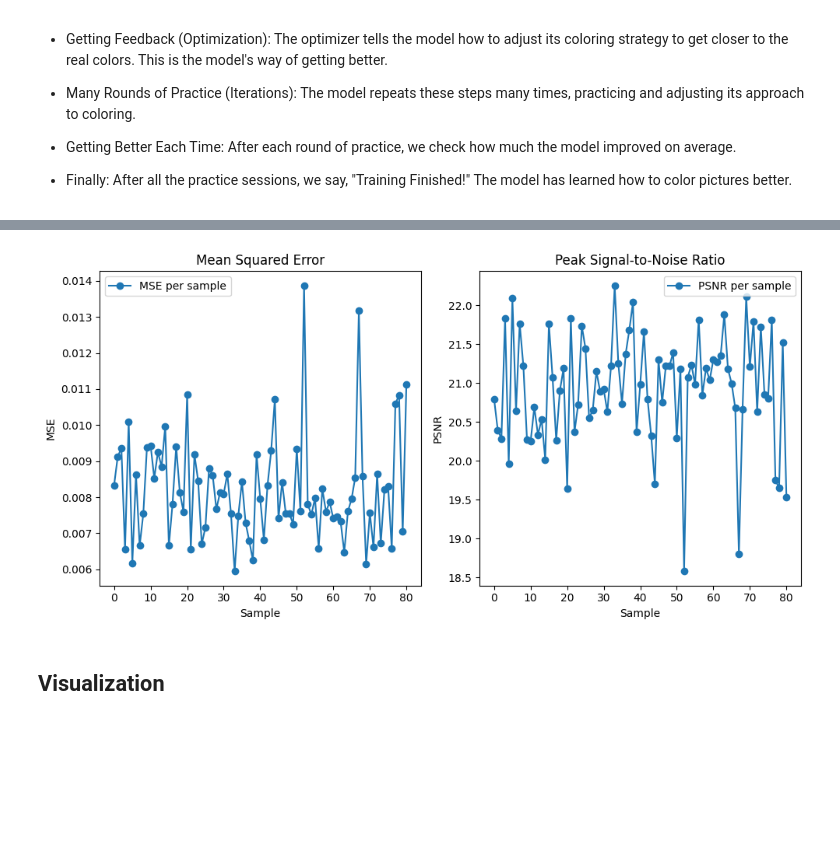
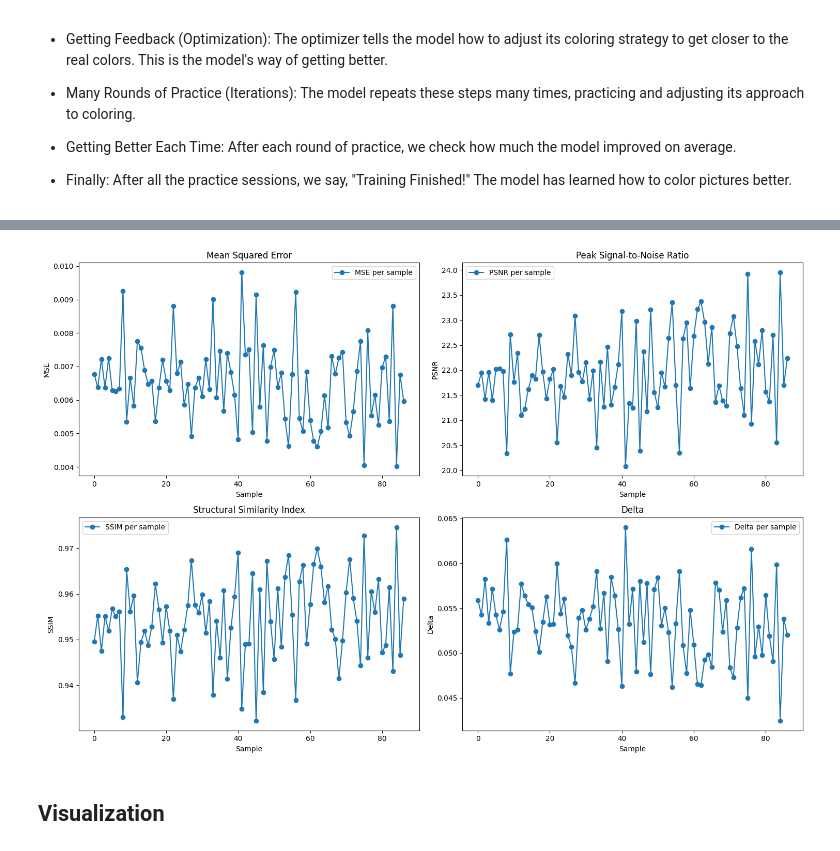
Before and after one commit to suraj-k-s/ImageColorizationUsingAutoencoders, a Jupyter notebook: main.ipynb, the cells around one changed output, grey strips where cells are left out. Saved outputs shown, nothing was run; the diff lists cells and outputs as text; code cells hidden in the pictures; blank space fills up the shorter version.

Commit message:
changed the architecture of autoencoder. Also added SSIM and PSNR

```diff
--- a/main.ipynb
+++ b/main.ipynb
@@ -109,7 +116,7 @@ Initializing Training Constants
 # %%
 # Training Variables
 
-EPOCHS = 10
+EPOCHS = 30
 LEARNING_RATE = 0.001
 MOMENTUM = 0.9
 DEVICE = 'cuda' if torch.cuda.is_available() else 'cpu'
@@ -222,2 +269,20 @@ After all the practice sessions, we say, "Training Finished!" The model has lear
+# %%
+def calculate_ssim(img1, img2, k1=0.01, k2=0.03, L=1):
+    c1 = (k1 * L) ** 2
+    c2 = (k2 * L) ** 2
+
+    mu1 = np.mean(img1)
+    mu2 = np.mean(img2)
+
+    sigma1_sq = np.var(img1)
+    sigma2_sq = np.var(img2)
+    sigma12 = np.cov(img1.flatten(), img2.flatten())[0, 1]
+
+    numerator = (2 * mu1 * mu2 + c1) * (2 * sigma12 + c2)
+    denominator = (mu1 ** 2 + mu2 ** 2 + c1) * (sigma1_sq + sigma2_sq + c2)
+
+    ssim = numerator / denominator
+
+    return ssim
 # %%
 train_loss_values = []
@@ -335,14 +419,16 @@ plt.show()
 # %%
-import torch
-import matplotlib.pyplot as plt
-from skimage.metrics import peak_signal_noise_ratio as psnr
-
 # Set the model to evaluation mode
 model.eval()
 
 # Initialize variables to accumulate metrics
 mse_values = []
 psnr_values = []
+ssim_values = []
+delta_values = []
+
+# Define Delta function
+def delta(image1, image2):
+    return torch.mean(torch.abs(image1 - image2))
 
 # Evaluate on the test set
 with torch.no_grad():
@@ -353,37 +439,61 @@ with torch.no_grad():
         # Make model predictions
         predictions = model(gray_img)
 
         # Calculate Mean Squared Error
         mse = torch.nn.functional.mse_loss(color_img, predictions)
         mse_values.append(mse.item())
 
         # Calculate Peak Signal-to-Noise Ratio
         psnr_value = psnr(color_img.cpu().numpy(), predictions.cpu().numpy(), data_range=1.0)
         psnr_values.append(psnr_value)
 
+        # Calculate Structural Similarity Index
+        ssim_value = calculate_ssim(color_img.cpu().numpy(), predictions.cpu().numpy())
+        ssim_values.append(ssim_value)
+
+        # Calculate Delta
+        delta_value = delta(color_img, predictions)
+        delta_values.append(delta_value.item())
+
 # Plotting
-plt.figure(figsize=(10, 5))
+plt.figure(figsize=(15, 10))
 
 # Plot MSE
-plt.subplot(1, 2, 1)
+plt.subplot(2, 2, 1)
 plt.plot(range(len(mse_values)), mse_values, label='MSE per sample', marker='o')
 plt.xlabel('Sample')
 plt.ylabel('MSE')
 plt.title('Mean Squared Error')
 plt.legend()
 
 # Plot PSNR
-plt.subplot(1, 2, 2)
+plt.subplot(2, 2, 2)
 plt.plot(range(len(psnr_values)), psnr_values, label='PSNR per sample', marker='o')
 plt.xlabel('Sample')
 plt.ylabel('PSNR')
 plt.title('Peak Signal-to-Noise Ratio')
 plt.legend()
 
+# Plot SSIM
+plt.subplot(2, 2, 3)
+plt.plot(range(len(ssim_values)), ssim_values, label='SSIM per sample', marker='o')
+plt.xlabel('Sample')
+plt.ylabel('SSIM')
+plt.title('Structural Similarity Index')
+plt.legend()
+
+# Plot Delta
+plt.subplot(2, 2, 4)
+plt.plot(range(len(delta_values)), delta_values, label='Delta per sample', marker='o')
+plt.xlabel('Sample')
+plt.ylabel('Delta')
+plt.title('Delta')
+plt.legend()
+
 plt.tight_layout()
 plt.show()
 # %% [output]
-[figure, old version]
+[figure, new version]
 # %% [markdown]
 ## Visualization
 # %% [markdown]
```
Also changed, not shown: parts of 15 cells of this notebook, 24 other files.
